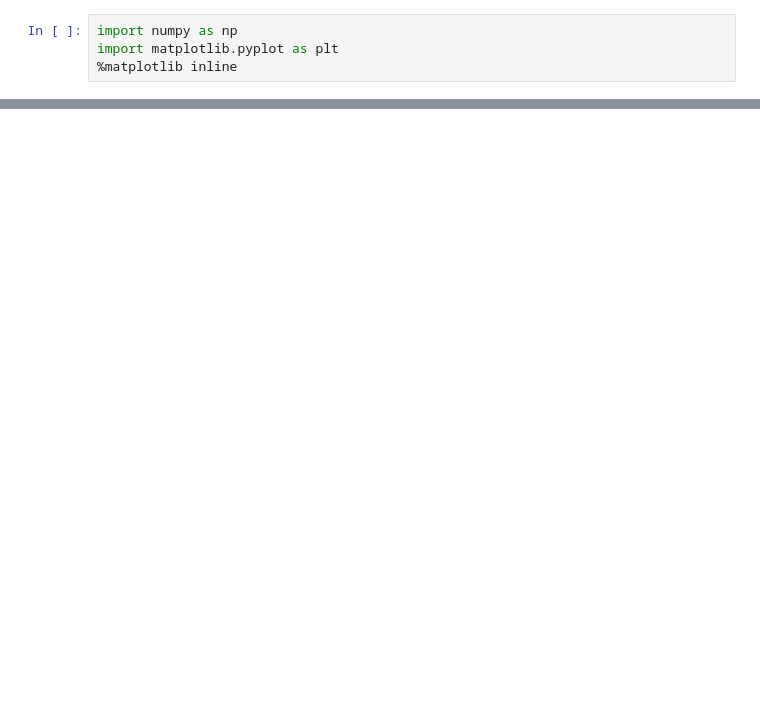
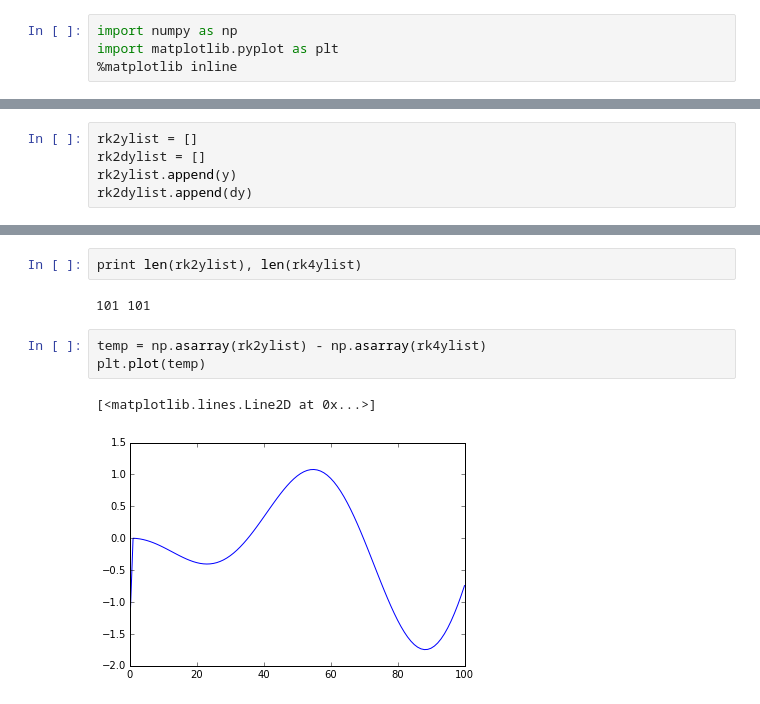
Before and after one commit to rahulporuri/computational_physics, a Jupyter notebook: rk2_simple_harmonic_oscillator.ipynb, the cells around one changed output, grey strips where cells are left out. Cells and saved outputs as stored; diff of their text form; blank space fills up the shorter version.

```diff
--- a/rk2_simple_harmonic_oscillator.ipynb
+++ b/rk2_simple_harmonic_oscillator.ipynb
@@ -17 +13,6 @@ dylist.append(dy)
 #k1, k2, K1, K2 = 0, 0, 0, 0
+# %%
+rk2ylist = []
+rk2dylist = []
+rk2ylist.append(y)
+rk2dylist.append(dy)
@@ -49,0 +77,10 @@ plt.plot(ylist)
+# %%
+print len(rk2ylist), len(rk4ylist)
+# %% [output]
+101 101
+# %%
+temp = np.asarray(rk2ylist) - np.asarray(rk4ylist)
+plt.plot(temp)
+# %% [output]
+[<matplotlib.lines.Line2D at 0x...>]
+[figure, added]
```
Also changed, not shown: parts of 8 cells of this notebook.
